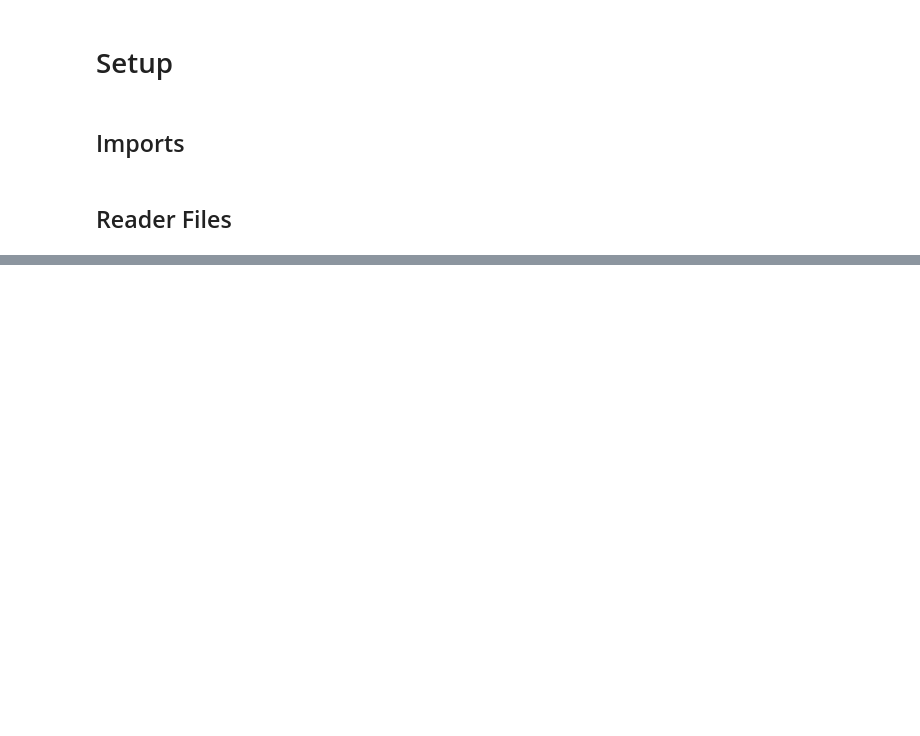
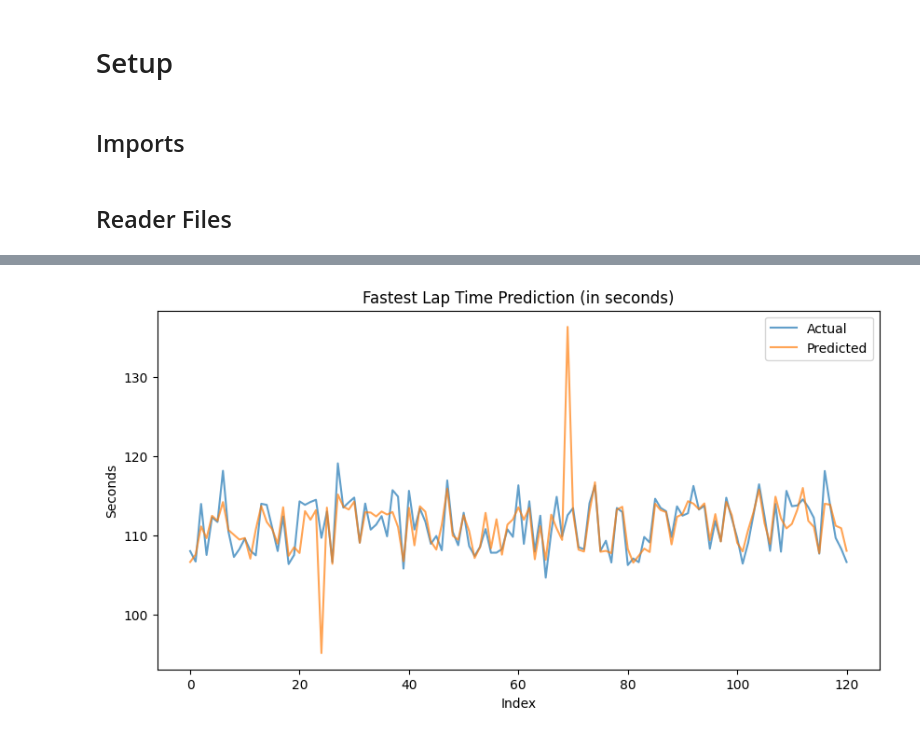
Before and after one commit to Jarnovis/DEDS_Portfolio, a Jupyter notebook: src/Jupyter/week_13/DEDS_KEGGLE.ipynb, the cells around one changed output, grey strips where cells are left out. Drawn from its saved outputs; the diff is of its cells as text; code cells hidden in the pictures; blank space fills up the shorter version.

```diff
--- a/src/Jupyter/week_13/DEDS_KEGGLE.ipynb
+++ b/src/Jupyter/week_13/DEDS_KEGGLE.ipynb
@@ -110,0 +199,10 @@ total
+# %%
+X_train, X_test, y_train, y_test, meta_train, meta_test = train_test_split(
+    X_full, y_full, meta, test_size=0.5, random_state=42)
+
+model = RandomForestRegressor()
+model.fit(X_train, y_train)
+
+y_pred = model.predict(X_test)
+
+print("MAE:", mean_absolute_error(y_test, y_pred))
@@ -110,0 +239,11 @@ total
+# %%
+plt.figure(figsize=(10,5))
+plt.plot(y_test.values, label="Actual", alpha=0.7)
+plt.plot(y_pred, label="Predicted", alpha=0.7)
+plt.title("Fastest Lap Time Prediction (in seconds)")
+plt.ylabel("Seconds")
+plt.xlabel("Index")
+plt.legend()
+plt.show()
+# %% [output]
+[figure, added]
```
Also changed, not shown: parts of 19 cells of this notebook, 3 other files.
